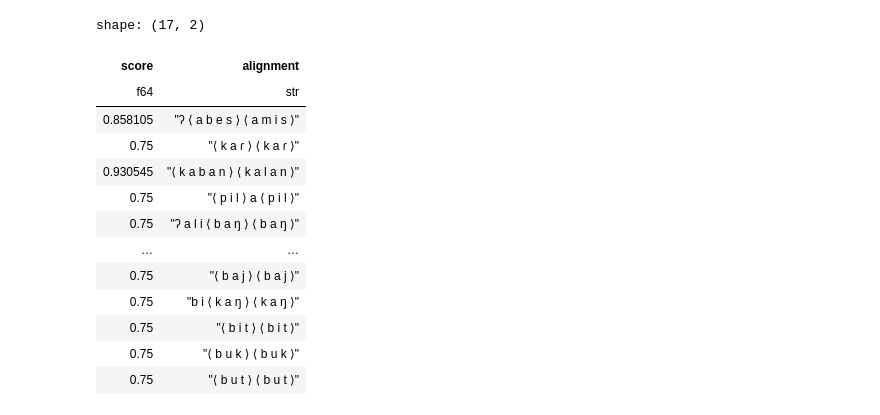
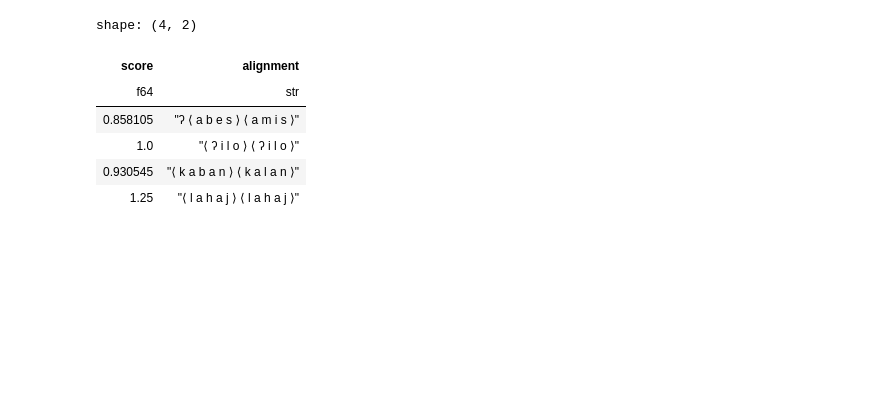
Before and after one commit to colincwilson/phonopy, a Jupyter notebook: demo/self_alignment_demo.ipynb, the cells around one changed output. Drawn from its saved outputs; the diff is of its cells as text; code cells hidden in the pictures; blank space fills up the shorter version.

```diff
--- a/demo/self_alignment_demo.ipynb
+++ b/demo/self_alignment_demo.ipynb
@@ -37,14 +55,14 @@ alignments = []
 for idx, x in enumerate(data_df["phon"].to_list()):
     x = str_standardize(x)
     try:
-        align = aligner.get_alignment(x)
-        align_best = align[0]
-        align_str = aligner.markup_self_alignment( \
-            x, align_best.alignment, align_best.offset)
-        align_score = align_best[0]
-        alignments.append((align_score, align_str))
-    except:
+        saligns = aligner.get_alignment(x, sep=" ", incremental=False)
+        salign_best = saligns[0]
+        salign_str = aligner.markup_alignment(salign_best)
+        salign_score = salign_best.score
+        alignments.append((salign_score, salign_str))
+    except Exception as e:
         print(f"Error aligning {x}")
+        print(e)
         alignments.append((None, None))
     if idx > 1000:
         break
@@ -75,17 +113,10 @@ ggplot(alignments_df, aes(x="score")) + geom_histogram(bins=50) + theme_bw() + l
 # %%
-alignments_df.filter(pl.col("score") > 0.75)
+alignments_df.filter(pl.col("score") >= 0.8)
 # %% [output]
-shape: (17, 2)
+shape: (4, 2)
 | score | alignment |
 | f64 | str |
 | 0.858105 | "ʔ ⟨ a b e s ⟩ ⟨ a m i s ⟩" |
-| 0.75 | "⟨ k a ɾ ⟩ ⟨ k a ɾ ⟩" |
+| 1.0 | "⟨ ʔ i l o ⟩ ⟨ ʔ i l o ⟩" |
 | 0.930545 | "⟨ k a b a n ⟩ ⟨ k a l a n ⟩" |
-| 0.75 | "⟨ p i l ⟩ a ⟨ p i l ⟩" |
-| 0.75 | "ʔ a l i ⟨ b a ŋ ⟩ ⟨ b a ŋ ⟩" |
-| … | … |
-| 0.75 | "⟨ b a j ⟩ ⟨ b a j ⟩" |
-| 0.75 | "b i ⟨ k a ŋ ⟩ ⟨ k a ŋ ⟩" |
-| 0.75 | "⟨ b i t ⟩ ⟨ b i t ⟩" |
-| 0.75 | "⟨ b u k ⟩ ⟨ b u k ⟩" |
-| 0.75 | "⟨ b u t ⟩ ⟨ b u t ⟩" |
+| 1.25 | "⟨ l a h a j ⟩ ⟨ l a h a j ⟩" |
```
Also changed, not shown: parts of 5 cells of this notebook, 1 other file.
